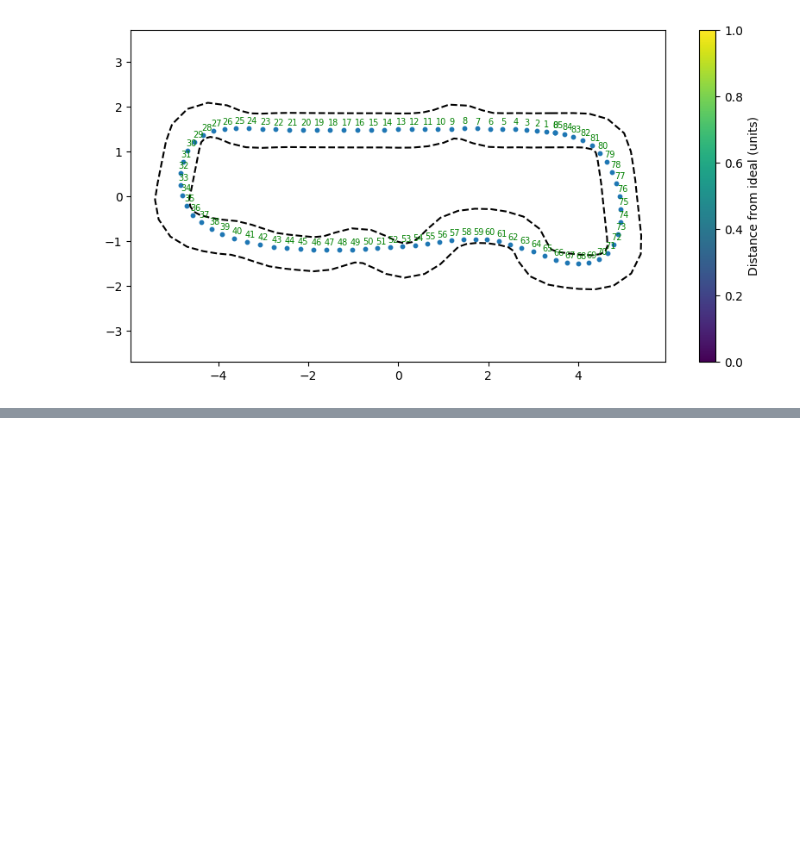
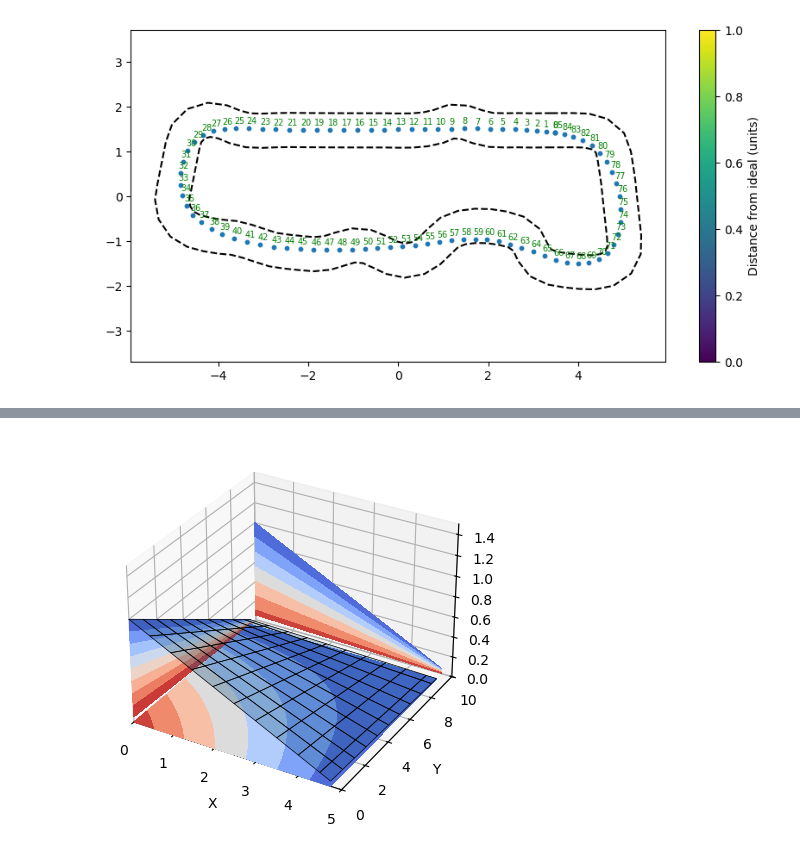
Before and after one commit to nachtdenkerr/42Horsepower, a Jupyter notebook: test.ipynb, the cells around one changed output, grey strips where cells are left out. Drawn from its saved outputs; the diff is of its cells as text; code cells hidden in the pictures; blank space fills up the shorter version.

```diff
--- a/test.ipynb
+++ b/test.ipynb
@@ -327,0 +357,21 @@ len(track_dir)
+# %%
+import matplotlib.pyplot as plt
+from mpl_toolkits.mplot3d import axes3d
+
+fig = plt.figure()
+ax = fig.add_subplot(projection='3d')
+
+# Plot the 3D surface
+ax.plot_surface(distance_from_ideal, direction_diff, reward, edgecolor='black', lw=0.5, rstride=2, cstride=2,
+                alpha=0.3)
+
+ax.contourf(distance_from_ideal, direction_diff, reward, zdir='z', offset=0, cmap='coolwarm')
+ax.contourf(distance_from_ideal, direction_diff, reward, zdir='x', offset=0, cmap='coolwarm')
+ax.contourf(distance_from_ideal, direction_diff, reward, zdir='y', offset=10, cmap='coolwarm')
+
+ax.set(xlim=(0, 5), ylim=(0, 10), zlim=(0, 1.5),
+       xlabel='X', ylabel='Y', zlabel='Z')
+
+plt.show()
+# %% [output]
+[figure, added]
```
Also changed, not shown: parts of 7 cells of this notebook, 1 other file.
